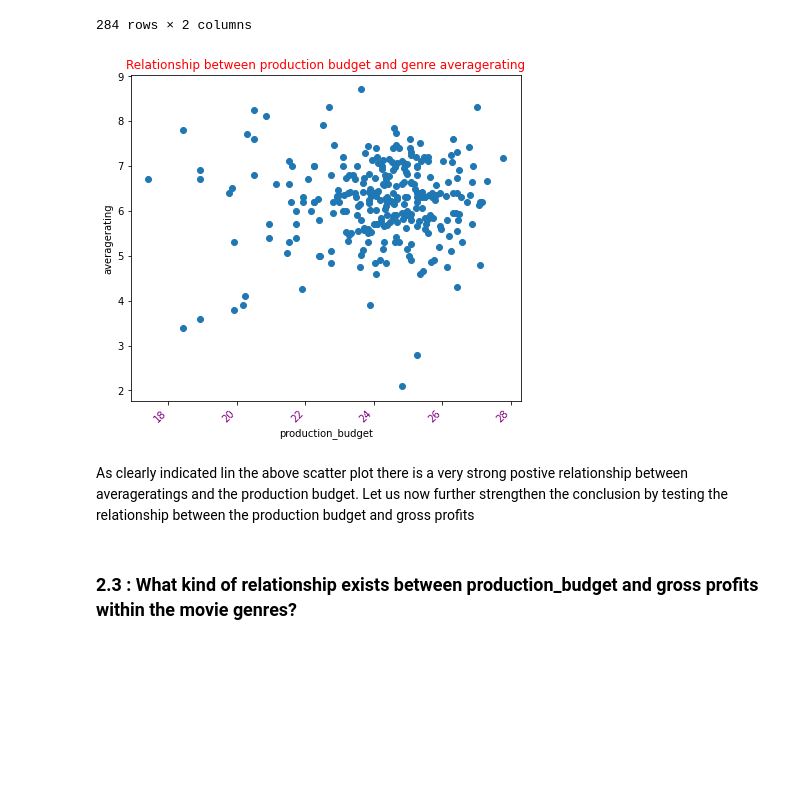
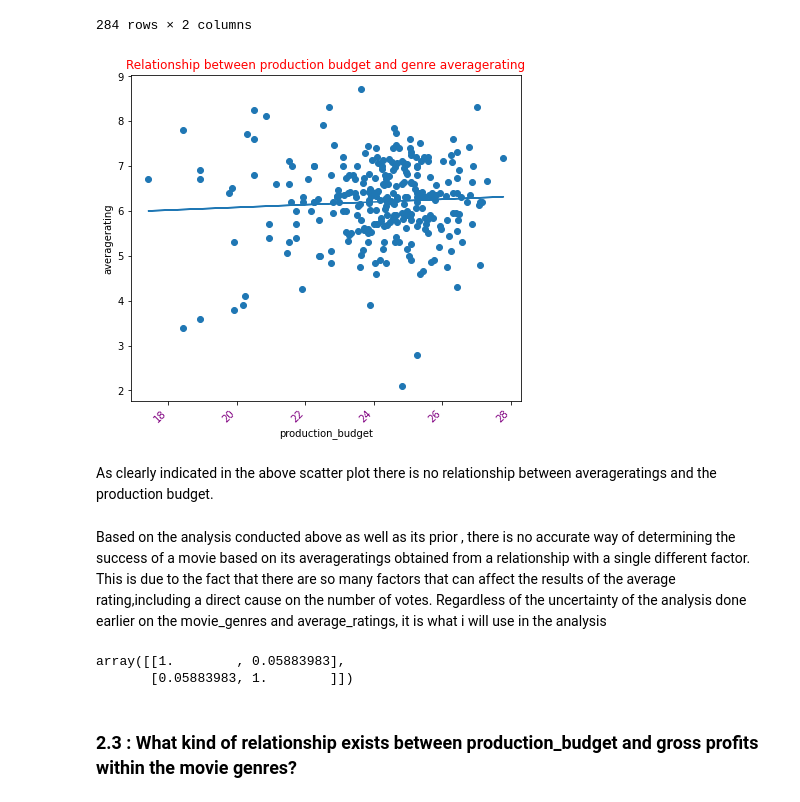
Before and after one commit to lucynjoroge/dsc-phase-1-project-v2-4, a Jupyter notebook: student.ipynb, the cells around one changed output. Cells and saved outputs as stored; diff of their text form; code cells hidden in the pictures; blank space fills up the shorter version.

Commit message:
Images included

```diff
--- a/student.ipynb
+++ b/student.ipynb
@@ -917,19 +923,32 @@ budget_and_ratings_df
 | War | 40000000.0 | 2.80 |
 | Drama,History,Sport | 30000000.0 | 2.10 |
 284 rows × 2 columns
+# %%
+xp = np.log2(budget_and_ratings_df["production_budget"])
+yp = budget_and_ratings_df["averagerating"]
 # %%
 ## let us now use a scatter plot to determine if there us any relationship between the production_budget and averagerating
 plt.figure(figsize=(7,6))
 plt.scatter(np.log2(budget_and_ratings_df["production_budget"]),(budget_and_ratings_df["averagerating"]) )
 plt.xticks(rotation=45, ha='right' , color = "purple")
 plt.title("Relationship between production budget and genre averagerating" , color = "red")
 plt.xlabel("production_budget")
 plt.ylabel("averagerating")
+m, b = np.polyfit(xp ,yp , 1)
+plt.plot(xp, m*(xp)+b)
 plt.show();
 # %% [output]
-[figure, old version]
+[figure, new version]
 # %% [markdown]
-As clearly indicated lin the above scatter plot there is a very strong postive relationship between averageratings and the production budget. Let us now further strengthen the conclusion by testing the relationship between the production budget and gross profits
+As clearly indicated in the above scatter plot there is no relationship between averageratings and the production budget.
+# %% [markdown]
+Based on the analysis conducted above as well as its prior , there is no accurate way of determining the success of a movie based on its averageratings obtained from a relationship with a single different factor. This is due to the fact that there are so many factors that can affect the results of the average rating,including a direct cause on the number of votes. Regardless of the uncertainty of the analysis done earlier on the movie_genres and average_ratings, it is what i will use in the analysis
+# %%
+# correlation coefficient
+np.corrcoef(np.log2(budget_and_ratings_df["production_budget"]),(budget_and_ratings_df["averagerating"]))
+# %% [output]
+array([[1.        , 0.05883983],
+       [0.05883983, 1.        ]])
 # %% [markdown]
 ### 2.3 : What kind of relationship exists between  production_budget and gross profits within the movie genres?
 # %%
```
Also changed, not shown: parts of 20 cells of this notebook, 6 other files.
